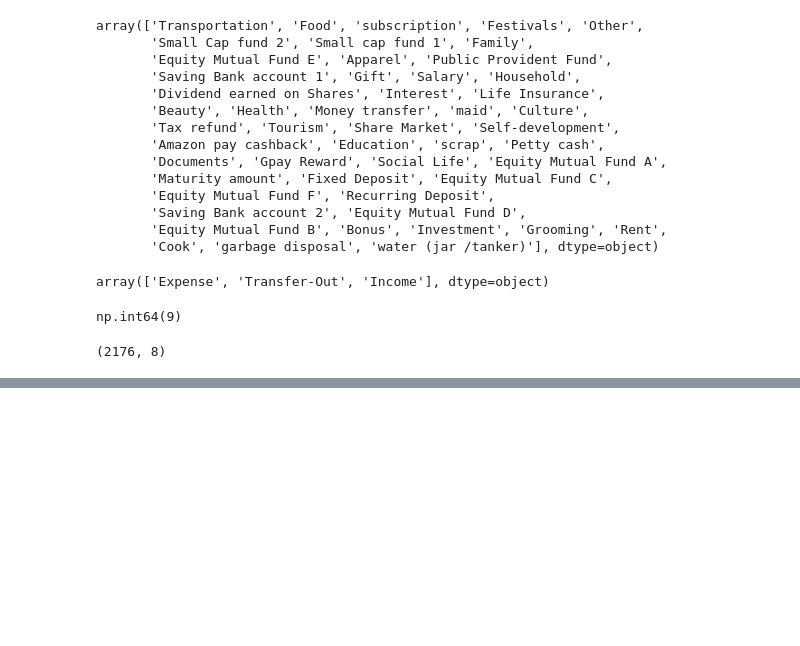
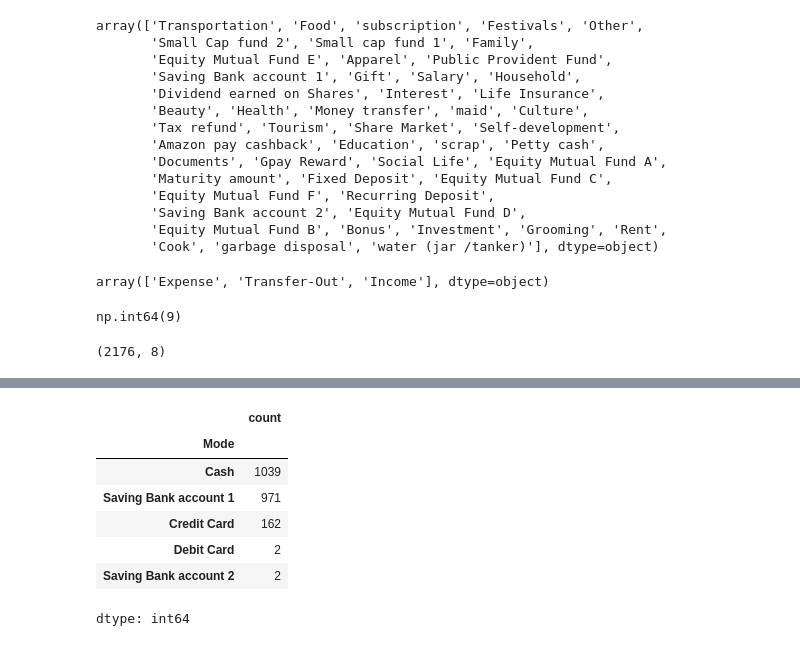
Before and after one commit to kailashchaudhary-p/Daily-Expense-Analyzer, a Jupyter notebook: Daily_Expense_Analyzer.ipynb, the cells around one changed output, grey strips where cells are left out. Saved outputs shown, nothing was run; the diff lists cells and outputs as text; code cells hidden in the pictures; blank space fills up the shorter version.

```diff
--- a/Daily_Expense_Analyzer.ipynb
+++ b/Daily_Expense_Analyzer.ipynb
@@ -118,0 +145,11 @@ expense_df.head(10)
+# %%
+expense_df['Mode'].value_counts()
+# %% [output]
+|  | count |
+| Mode |  |
+| Cash | 1039 |
+| Saving Bank account 1 | 971 |
+| Credit Card | 162 |
+| Debit Card | 2 |
+| Saving Bank account 2 | 2 |
+dtype: int64
```
Also changed, not shown: parts of 3 cells of this notebook.
